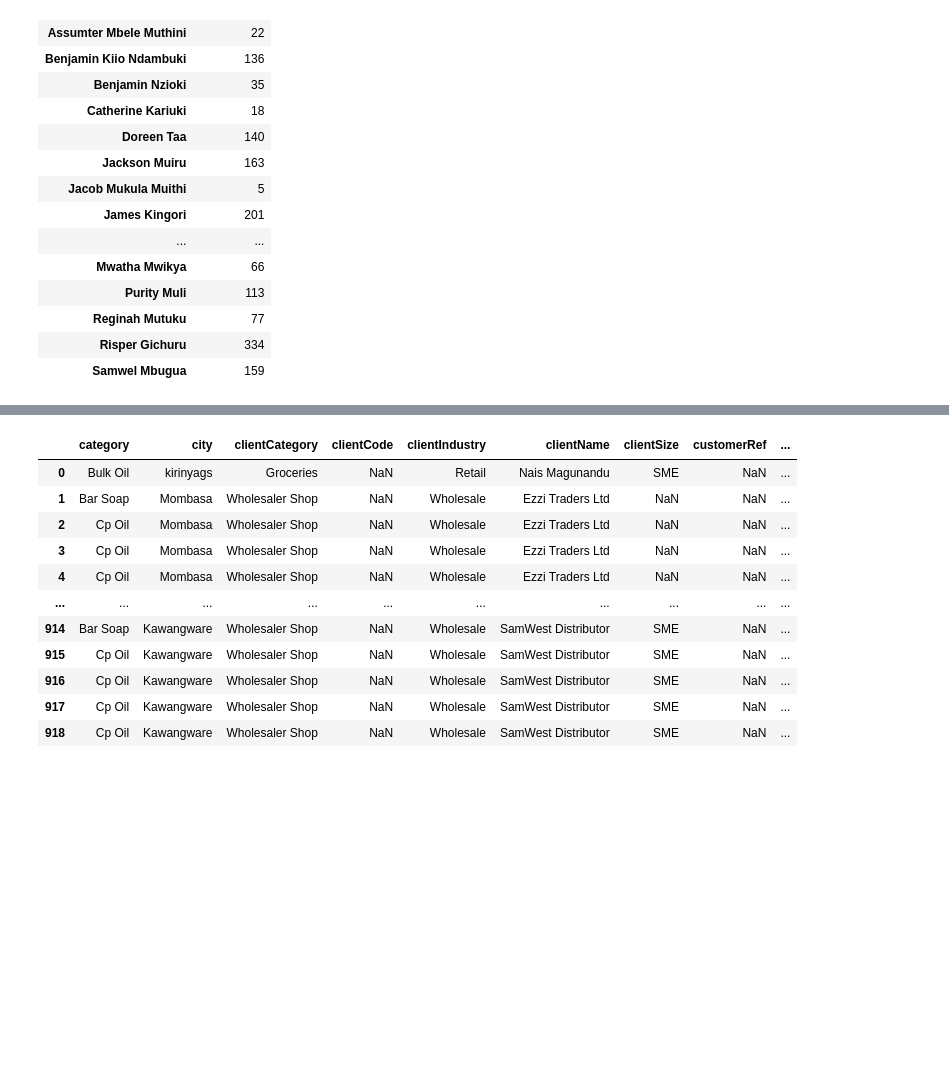
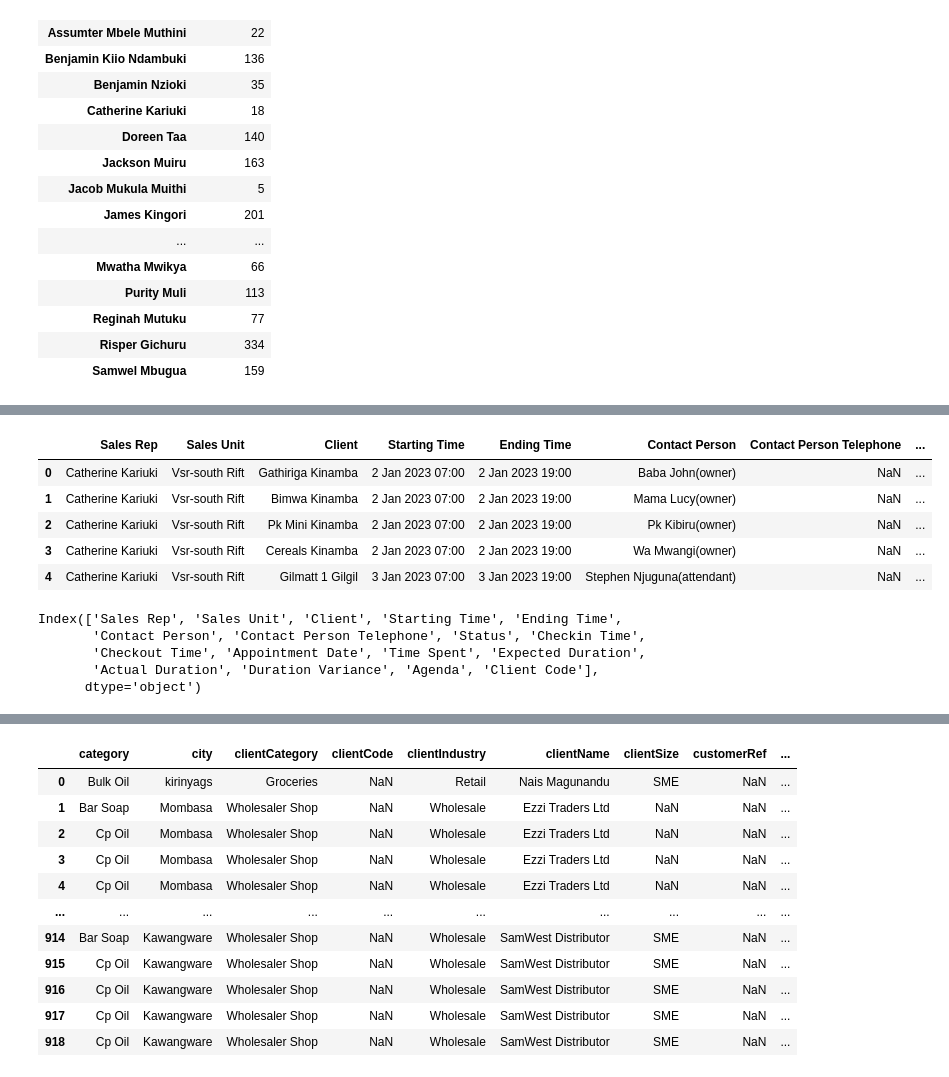
Before and after one commit to bmutisya/SalesDashboard, a Jupyter notebook: Efisales.ipynb, the cells around one changed output, grey strips where cells are left out. Cells and saved outputs as stored; diff of their text form; code cells hidden in the pictures; blank space fills up the shorter version.

```diff
--- a/Efisales.ipynb
+++ b/Efisales.ipynb
@@ -139,0 +127,18 @@ px.bar(jupi,x=jupi.index,y=jupi.clientName,orientation="v",
+# %%
+salesdf = pd.read_excel('appointments-data.xlsx')
+salesdf.head()
+# %% [output]
+|  | Sales Rep | Sales Unit | Client | Starting Time | Ending Time | Contact Person | Contact Person Telephone | ... |
+| 0 | Catherine Kariuki | Vsr-south Rift | Gathiriga Kinamba | 2 Jan 2023 07:00 | 2 Jan 2023 19:00 | Baba John(owner) | NaN | ... |
+| 1 | Catherine Kariuki | Vsr-south Rift | Bimwa Kinamba | 2 Jan 2023 07:00 | 2 Jan 2023 19:00 | Mama Lucy(owner) | NaN | ... |
+| 2 | Catherine Kariuki | Vsr-south Rift | Pk Mini Kinamba | 2 Jan 2023 07:00 | 2 Jan 2023 19:00 | Pk Kibiru(owner) | NaN | ... |
+| 3 | Catherine Kariuki | Vsr-south Rift | Cereals Kinamba | 2 Jan 2023 07:00 | 2 Jan 2023 19:00 | Wa Mwangi(owner) | NaN | ... |
+| 4 | Catherine Kariuki | Vsr-south Rift | Gilmatt 1 Gilgil | 3 Jan 2023 07:00 | 3 Jan 2023 19:00 | Stephen Njuguna(attendant) | NaN | ... |
+# %%
+salesdf.columns
+# %% [output]
+Index(['Sales Rep', 'Sales Unit', 'Client', 'Starting Time', 'Ending Time',
+       'Contact Person', 'Contact Person Telephone', 'Status', 'Checkin Time',
+       'Checkout Time', 'Appointment Date', 'Time Spent', 'Expected Duration',
+       'Actual Duration', 'Duration Variance', 'Agenda', 'Client Code'],
+      dtype='object')
```
Also changed, not shown: parts of 12 cells of this notebook, 2 other files.
